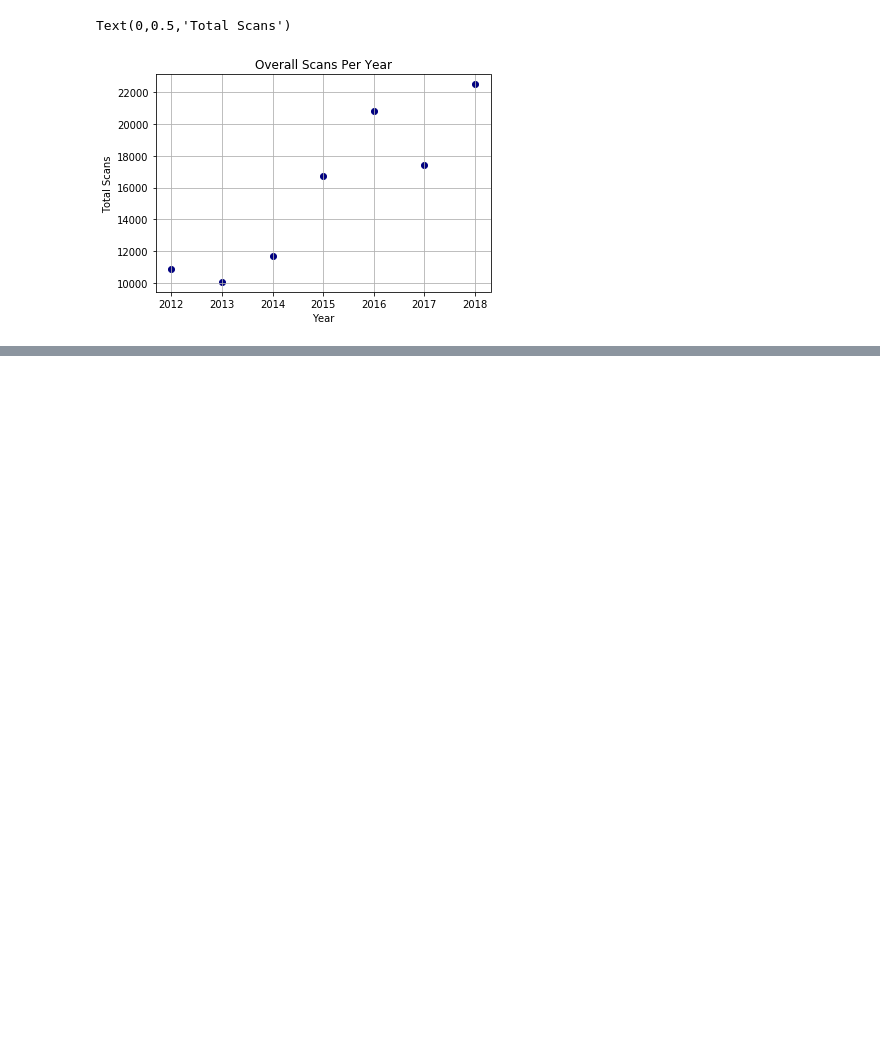
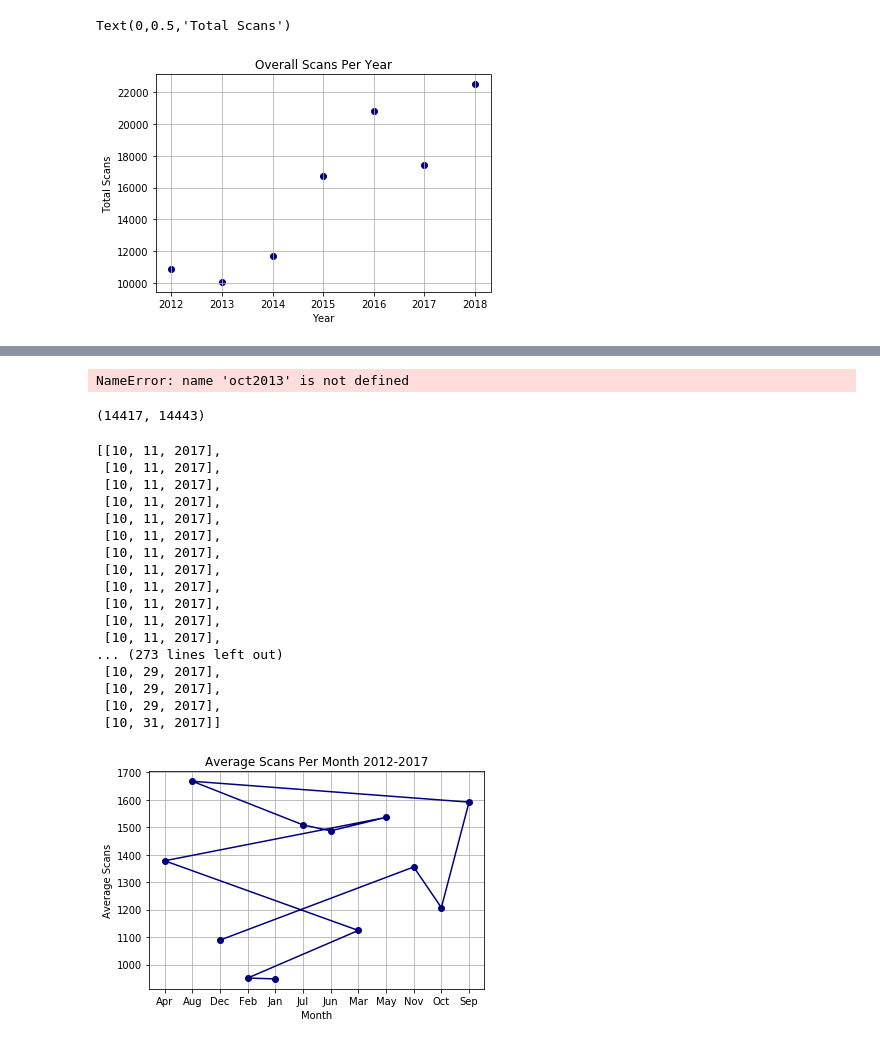
Before and after one commit to cronand3/Dog-Park-Project, a Jupyter notebook: Semester_Project_SydneySmith.ipynb, the cells around one changed output, grey strips where cells are left out. Cells and saved outputs as stored; diff of their text form; code cells hidden in the pictures; blank space fills up the shorter version.

```diff
--- a/Semester_Project_SydneySmith.ipynb
+++ b/Semester_Project_SydneySmith.ipynb
@@ -212,0 +224,4 @@ find_enter_exit_times('jhbeaeafaabfbibbjijgbejejfjjbiajaajdahabbijiadadjhbbjcbib
+# %%
+unique(oct2013)
+# %% [output]
+NameError: name 'oct2013' is not defined
@@ -212,0 +328,47 @@ find_enter_exit_times('jhbeaeafaabfbibbjijgbejejfjjbiajaajdahabbijiadadjhbbjcbib
+# %%
+find_indices(10,11,2017,dates_2017)
+# %% [output]
+(14417, 14443)
+# %%
+z1 = (len(jan2012) + len(jan2013) + len(jan2014) + len(jan2015)+ len(jan2016) + len(jan2017))/6
+z2 = (len(feb2012) + len(feb2013) + len(feb2014) + len(feb2015)+ len(feb2016) + len(feb2017))/6
+z3 = (len(mar2012) + len(mar2013) + len(mar2014) + len(mar2015)+ len(mar2016) + len(mar2017))/6
+z4 = (len(apr2012) + len(apr2013) + len(apr2014) + len(apr2015)+ len(apr2016) + len(apr2017))/6
+z5 = (len(may2012) + len(may2013) + len(may2014) + len(may2015)+ len(may2016) + len(may2017))/6
+z6 = (len(jun2012) + len(jun2013) + len(jun2014) + len(jun2015)+ len(jun2016) + len(jun2017))/6
+z7 = (len(jul2012) + len(jul2013) + len(jul2014) + len(jul2015)+ len(jul2016) + len(jul2017))/5
+z8 = (len(aug2012) + len(aug2013) + len(aug2014) + len(aug2015)+ len(aug2016) + len(aug2017))/6
+z9 = (len(sep2012) + len(sep2014) + len(sep2015)+ len(sep2016) + len(sep2017))/5
+z10 = (len(oct2012) + len(oct2014) + len(oct2015)+ len(oct2016))/4
+z11 = (len(nov2012) + len(nov2013) + len(nov2015)+ len(nov2016) + len(nov2017))/5
+z12 = (len(dec2012) + len(dec2013) + len(dec2015)+ len(dec2016) + len(dec2017))/5
+
+
+
+ys = [z1,z2,z3,z4,z5,z6,z7,z8,z9,z10,z11,z12]
+xs = ["Jan","Feb","Mar","Apr",'May',"Jun",'Jul','Aug','Sep','Oct','Nov','Dec']
+plt.plot(xs,ys,marker = 'o',color = 'navy',label = '2017')
+plt.grid()
+plt.title("Average Scans Per Month 2012-2017")
+plt.xlabel("Month")
+plt.ylabel("Average Scans")
+oct2017
+# %% [output]
+[[10, 11, 2017],
+ [10, 11, 2017],
+ [10, 11, 2017],
+ [10, 11, 2017],
+ [10, 11, 2017],
+ [10, 11, 2017],
+ [10, 11, 2017],
+ [10, 11, 2017],
+ [10, 11, 2017],
+ [10, 11, 2017],
+ [10, 11, 2017],
+ [10, 11, 2017],
+... (273 lines left out)
+ [10, 29, 2017],
+ [10, 29, 2017],
+ [10, 29, 2017],
+ [10, 31, 2017]]
+[figure, added]
```
Also changed, not shown: parts of 25 cells of this notebook.
